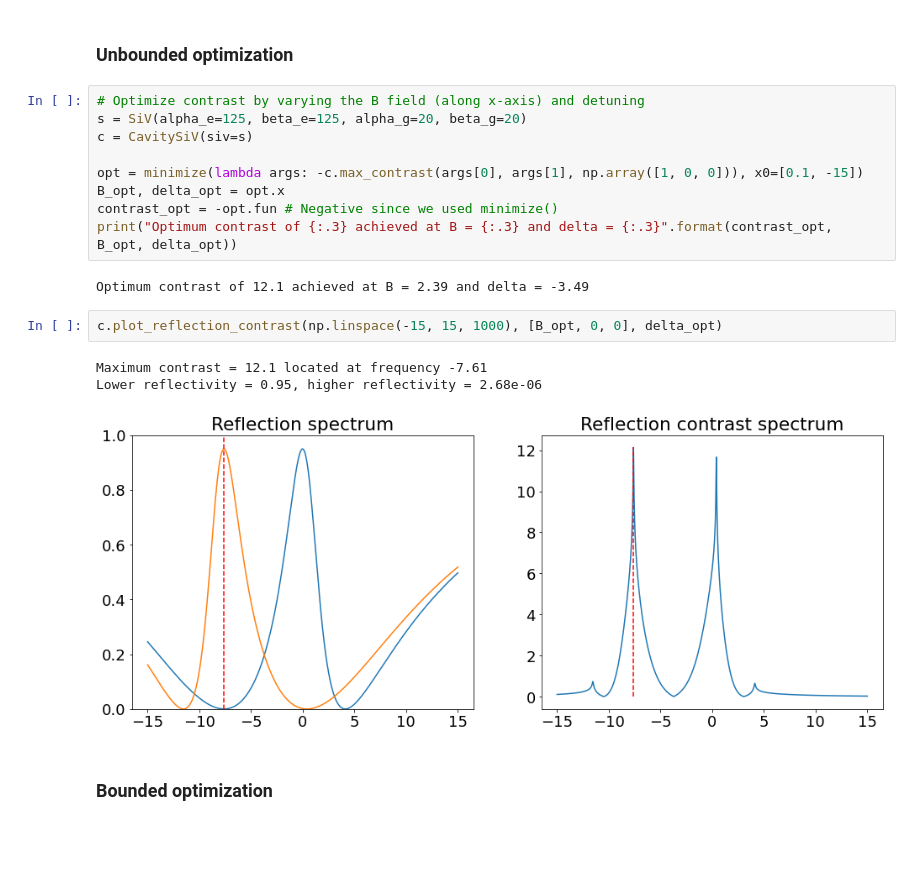
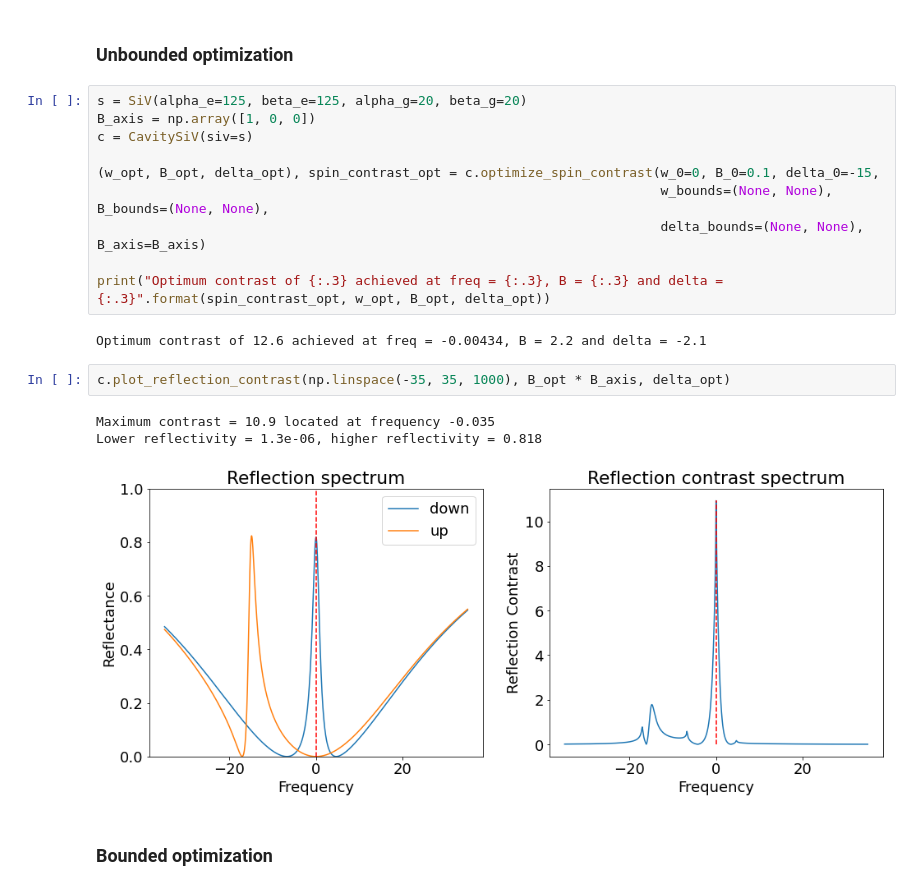
Before and after one commit to huanyanqi/siv-cqed-model, a Jupyter notebook: CavityQED_Demo.ipynb, the cells around one changed output. Drawn from its saved outputs; the diff is of its cells as text; blank space fills up the shorter version.

Commit message:
Implement contrast optimisation as class functions

```diff
--- a/CavityQED_Demo.ipynb
+++ b/CavityQED_Demo.ipynb
@@ -251,22 +249,23 @@ Applied field = 0.5, theta = 1.57, phi = 3.14, axis = [-1.0000000e+00  1.2246468
 # %% [markdown]
 ### Unbounded optimization
 # %%
-# Optimize contrast by varying the B field (along x-axis) and detuning
 s = SiV(alpha_e=125, beta_e=125, alpha_g=20, beta_g=20)
+B_axis = np.array([1, 0, 0])
 c = CavitySiV(siv=s)
 
-opt = minimize(lambda args: -c.max_contrast(args[0], args[1], np.array([1, 0, 0])), x0=[0.1, -15])
-B_opt, delta_opt = opt.x
-contrast_opt = -opt.fun # Negative since we used minimize()
-print("Optimum contrast of {:.3} achieved at B = {:.3} and delta = {:.3}".format(contrast_opt, B_opt, delta_opt))
+(w_opt, B_opt, delta_opt), spin_contrast_opt = c.optimize_spin_contrast(w_0=0, B_0=0.1, delta_0=-15,
+                                                                        w_bounds=(None, None), B_bounds=(None, None),
+                                                                        delta_bounds=(None, None), B_axis=B_axis)
+
+print("Optimum contrast of {:.3} achieved at freq = {:.3}, B = {:.3} and delta = {:.3}".format(spin_contrast_opt, w_opt, B_opt, delta_opt))
 # %% [output]
-Optimum contrast of 12.1 achieved at B = 2.39 and delta = -3.49
+Optimum contrast of 12.6 achieved at freq = -0.00434, B = 2.2 and delta = -2.1
 # %%
-c.plot_reflection_contrast(np.linspace(-15, 15, 1000), [B_opt, 0, 0], delta_opt)
+c.plot_reflection_contrast(np.linspace(-35, 35, 1000), B_opt * B_axis, delta_opt)
 # %% [output]
-Maximum contrast = 12.1 located at frequency -7.61
-Lower reflectivity = 0.95, higher reflectivity = 2.68e-06
+Maximum contrast = 10.9 located at frequency -0.035
+Lower reflectivity = 1.3e-06, higher reflectivity = 0.818
-[figure, old version]
+[figure, new version]
 # %% [markdown]
 ### Bounded optimization
 # %%
```
Also changed, not shown: parts of 4 cells of this notebook, 1 other file.
